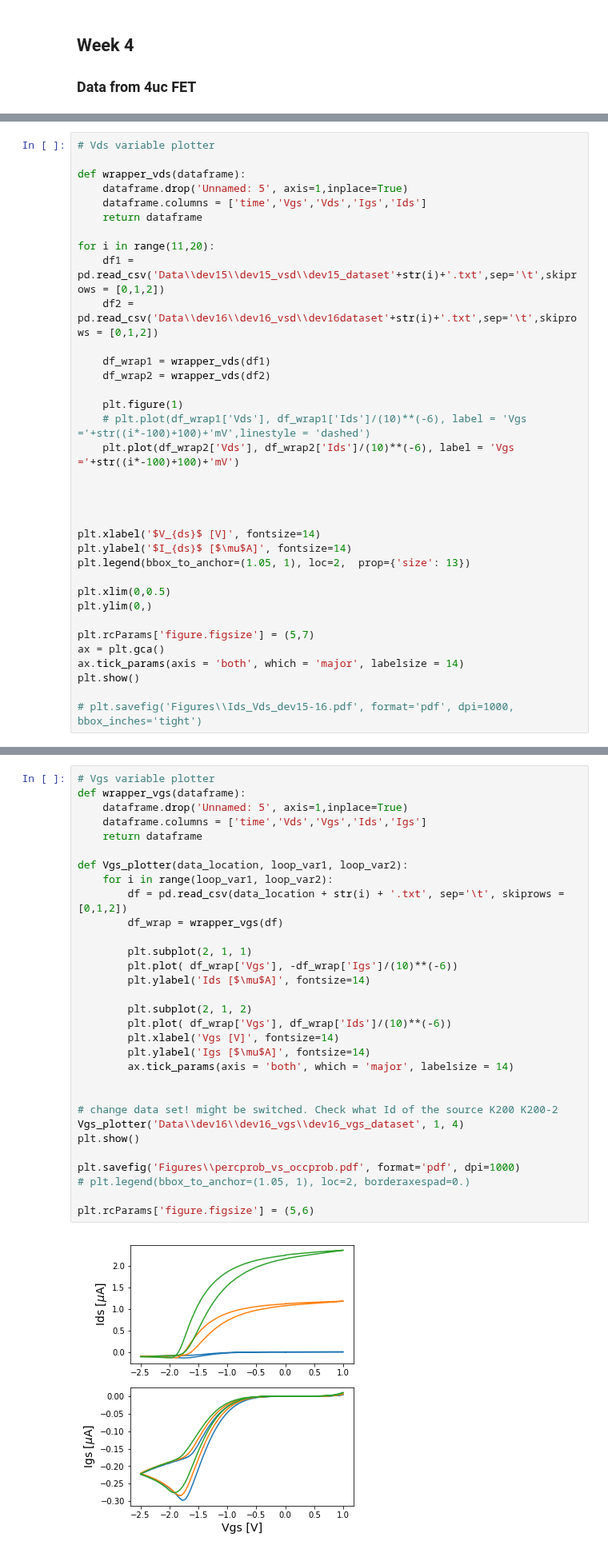
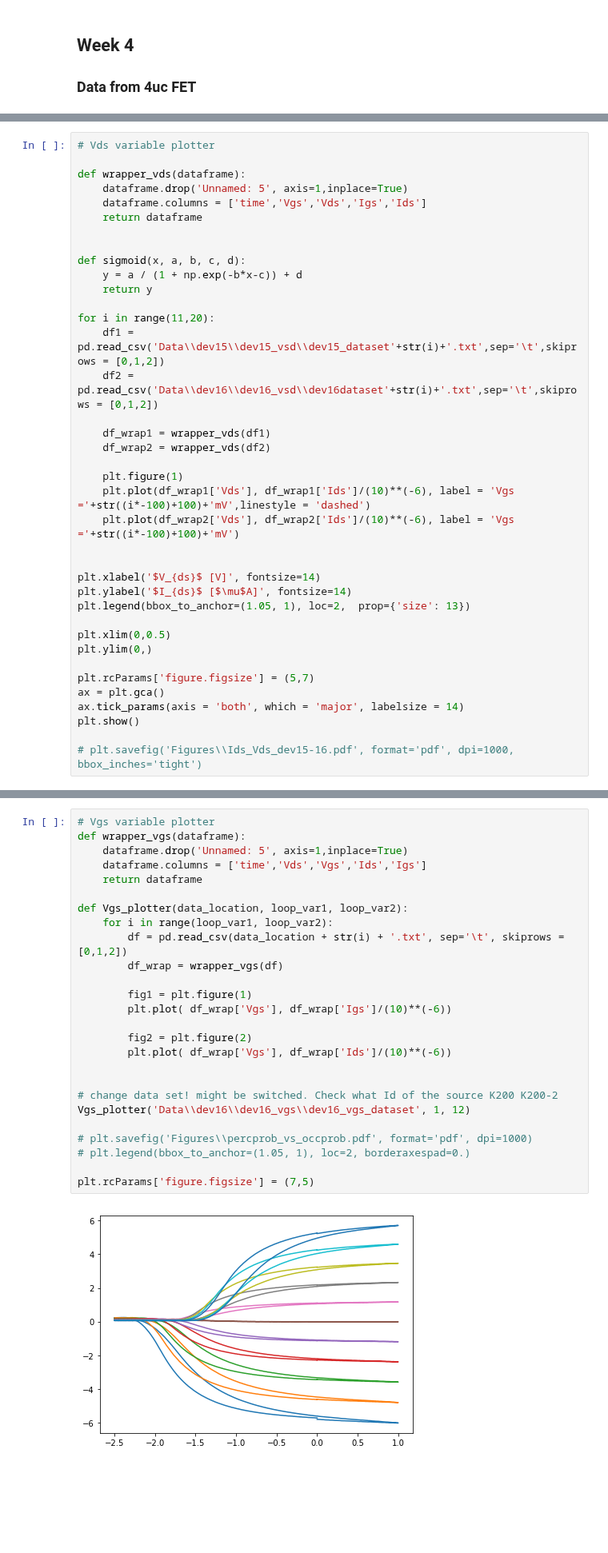
Before and after one commit to prabowobagas/Jupyter-Notebook-Thesis, a Jupyter notebook: Weekly Journal.ipynb, the cells around one changed output, grey strips where cells are left out. Shown at 80% size. Drawn from its saved outputs; the diff is of its cells as text; blank space fills up the shorter version.

Commit message:
additional data and fix some plots 25/5/2018

```diff
--- a/Weekly Journal.ipynb
+++ b/Weekly Journal.ipynb
@@ -249,6 +252,11 @@ def wrapper_vds(dataframe):
     dataframe.drop('Unnamed: 5', axis=1,inplace=True)
     dataframe.columns = ['time','Vgs','Vds','Igs','Ids']
     return dataframe
+
+
+def sigmoid(x, a, b, c, d):
+    y = a / (1 + np.exp(-b*x-c)) + d
+    return y
 
 for i in range(11,20):
     df1 = pd.read_csv('Data\\dev15\\dev15_vsd\\dev15_dataset'+str(i)+'.txt',sep='\t',skiprows = [0,1,2])
@@ -258,10 +266,8 @@ for i in range(11,20):
     df_wrap2 = wrapper_vds(df2)
 
     plt.figure(1)
-    # plt.plot(df_wrap1['Vds'], df_wrap1['Ids']/(10)**(-6), label = 'Vgs ='+str((i*-100)+100)+'mV',linestyle = 'dashed')
+    plt.plot(df_wrap1['Vds'], df_wrap1['Ids']/(10)**(-6), label = 'Vgs ='+str((i*-100)+100)+'mV',linestyle = 'dashed')
     plt.plot(df_wrap2['Vds'], df_wrap2['Ids']/(10)**(-6), label = 'Vgs ='+str((i*-100)+100)+'mV')
-
-
 
 
 plt.xlabel('$V_{ds}$ [V]', fontsize=14)
@@ -303,33 +309,28 @@ Text(0,0.5,'$\\mu_e$ [$cm^2 /Vs$]')
 # %%
 # Vgs variable plotter
 def wrapper_vgs(dataframe):
     dataframe.drop('Unnamed: 5', axis=1,inplace=True)
     dataframe.columns = ['time','Vds','Vgs','Ids','Igs']
     return dataframe
 
 def Vgs_plotter(data_location, loop_var1, loop_var2):
     for i in range(loop_var1, loop_var2):
         df = pd.read_csv(data_location + str(i) + '.txt', sep='\t', skiprows = [0,1,2])
         df_wrap = wrapper_vgs(df)
 
-        plt.subplot(2, 1, 1)
-        plt.plot( df_wrap['Vgs'], -df_wrap['Igs']/(10)**(-6))
-        plt.ylabel('Ids [$\mu$A]', fontsize=14)
+        fig1 = plt.figure(1)
+        plt.plot( df_wrap['Vgs'], df_wrap['Igs']/(10)**(-6))
 
-        plt.subplot(2, 1, 2)
+        fig2 = plt.figure(2)
         plt.plot( df_wrap['Vgs'], df_wrap['Ids']/(10)**(-6))
-        plt.xlabel('Vgs [V]', fontsize=14)
-        plt.ylabel('Igs [$\mu$A]', fontsize=14)
-        ax.tick_params(axis = 'both', which = 'major', labelsize = 14)
 
 
 # change data set! might be switched. Check what Id of the source K200 K200-2
-Vgs_plotter('Data\\dev16\\dev16_vgs\\dev16_vgs_dataset', 1, 4)
-plt.show()
+Vgs_plotter('Data\\dev16\\dev16_vgs\\dev16_vgs_dataset', 1, 12)
 
-plt.savefig('Figures\\percprob_vs_occprob.pdf', format='pdf', dpi=1000)
+# plt.savefig('Figures\\percprob_vs_occprob.pdf', format='pdf', dpi=1000)
 # plt.legend(bbox_to_anchor=(1.05, 1), loc=2, borderaxespad=0.)
 
-plt.rcParams['figure.figsize'] = (5,6)
+plt.rcParams['figure.figsize'] = (7,5)
 # %% [output]
-[figure, old version]
+[figure, new version]
```
Also changed, not shown: parts of 7 cells of this notebook, 18 other files.
